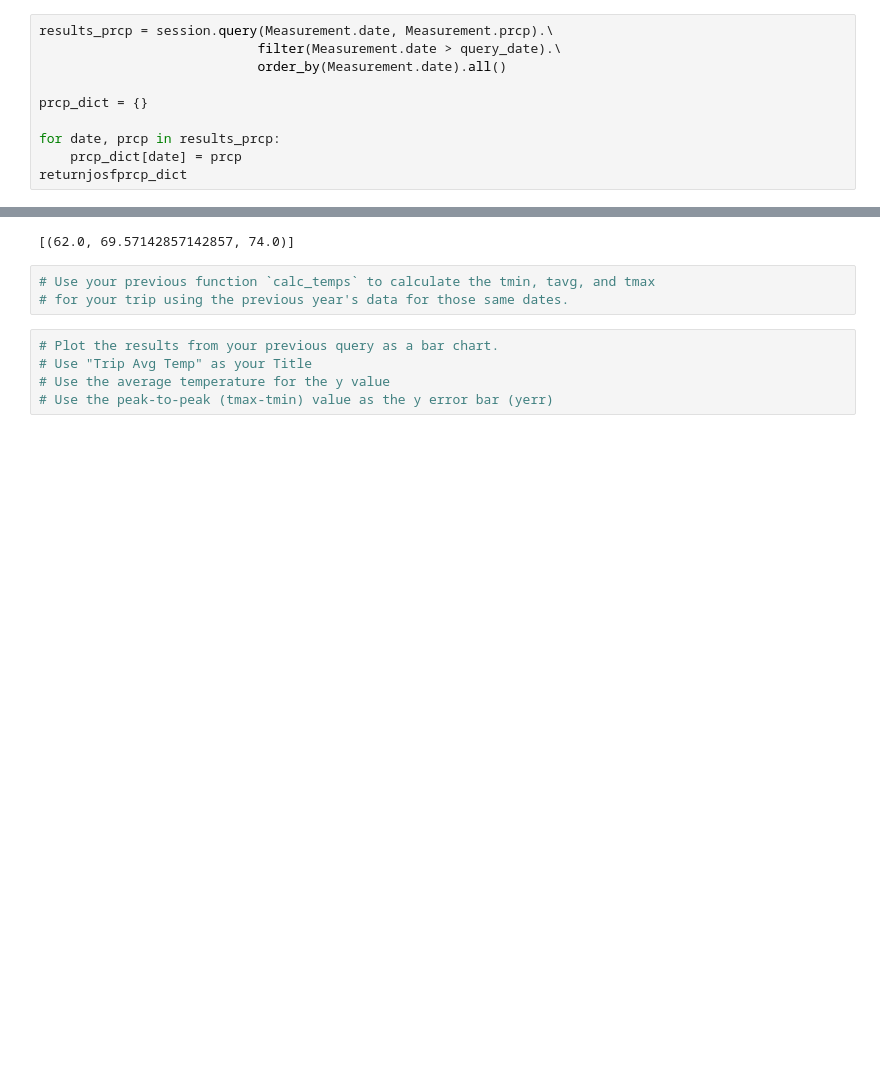
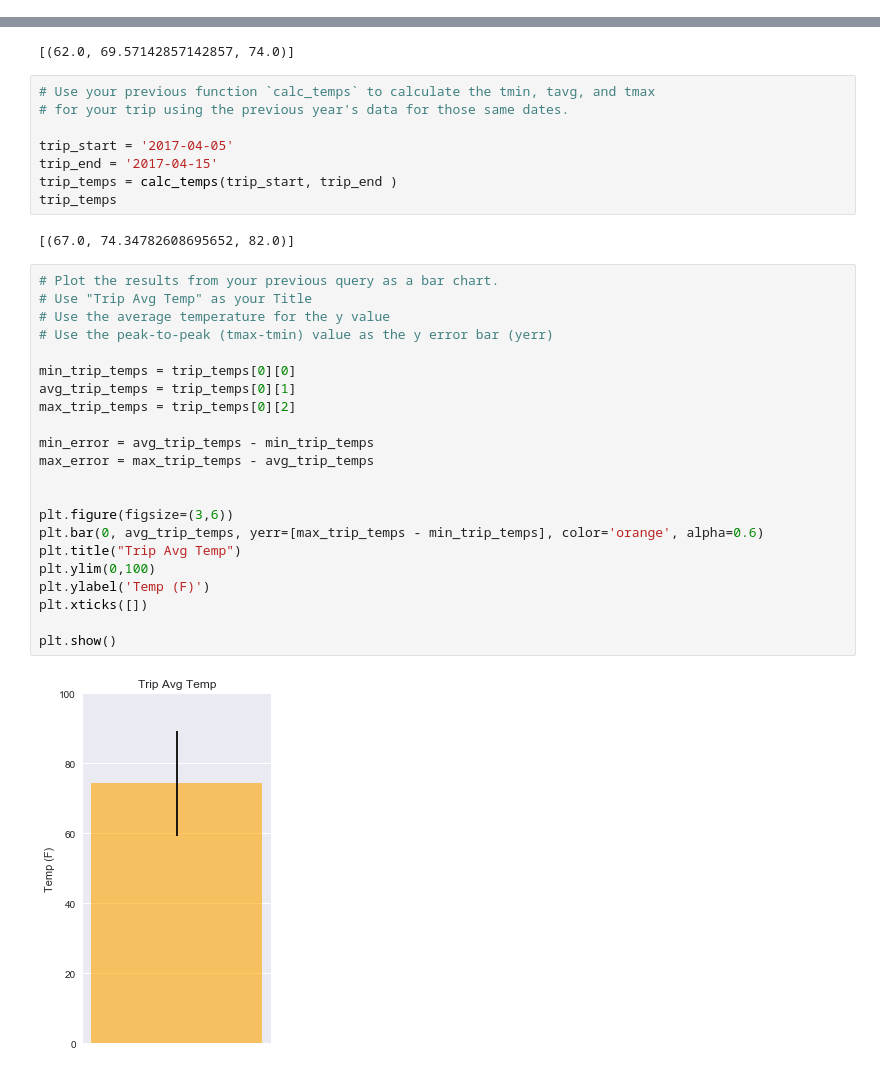
Before and after one commit to Jannat-Randhawa/SQL-Alchemy-, a Jupyter notebook: Climate.ipynb, the cells around one changed output, grey strips where cells are left out. Saved outputs shown, nothing was run; the diff lists cells and outputs as text; blank space fills up the shorter version.

```diff
--- a/Climate.ipynb
+++ b/Climate.ipynb
@@ -112,10 +88,0 @@ results
-# %%
-results_prcp = session.query(Measurement.date, Measurement.prcp).\
-                            filter(Measurement.date > query_date).\
-                            order_by(Measurement.date).all()
-
-prcp_dict = {}
-
-for date, prcp in results_prcp:
-    prcp_dict[date] = prcp
-returnjosfprcp_dict
@@ -228,11 +185,37 @@ print(calc_temps('2012-02-28', '2012-03-05'))
 # %%
 # Use your previous function `calc_temps` to calculate the tmin, tavg, and tmax
 # for your trip using the previous year's data for those same dates.
+
+trip_start = '2017-04-05'
+trip_end = '2017-04-15'
+trip_temps = calc_temps(trip_start, trip_end )
+trip_temps
+# %% [output]
+[(67.0, 74.34782608695652, 82.0)]
 # %%
 # Plot the results from your previous query as a bar chart.
 # Use "Trip Avg Temp" as your Title
 # Use the average temperature for the y value
 # Use the peak-to-peak (tmax-tmin) value as the y error bar (yerr)
+
+min_trip_temps = trip_temps[0][0]
+avg_trip_temps = trip_temps[0][1]
+max_trip_temps = trip_temps[0][2]
+
+min_error = avg_trip_temps - min_trip_temps
+max_error = max_trip_temps - avg_trip_temps
+
+
+plt.figure(figsize=(3,6))
+plt.bar(0, avg_trip_temps, yerr=[max_trip_temps - min_trip_temps], color='orange', alpha=0.6)
+plt.title("Trip Avg Temp")
+plt.ylim(0,100)
+plt.ylabel('Temp (F)')
+plt.xticks([])
+
+plt.show()
+# %% [output]
+[figure, added]
 # %%
 # Calculate the total amount of rainfall per weather station for your trip dates using the previous year's matching dates.
 # Sort this in descending order by precipitation amount and list the station, name, latitude, longitude, and elevation
```
Also changed, not shown: parts of 10 cells of this notebook, 1 other file.
